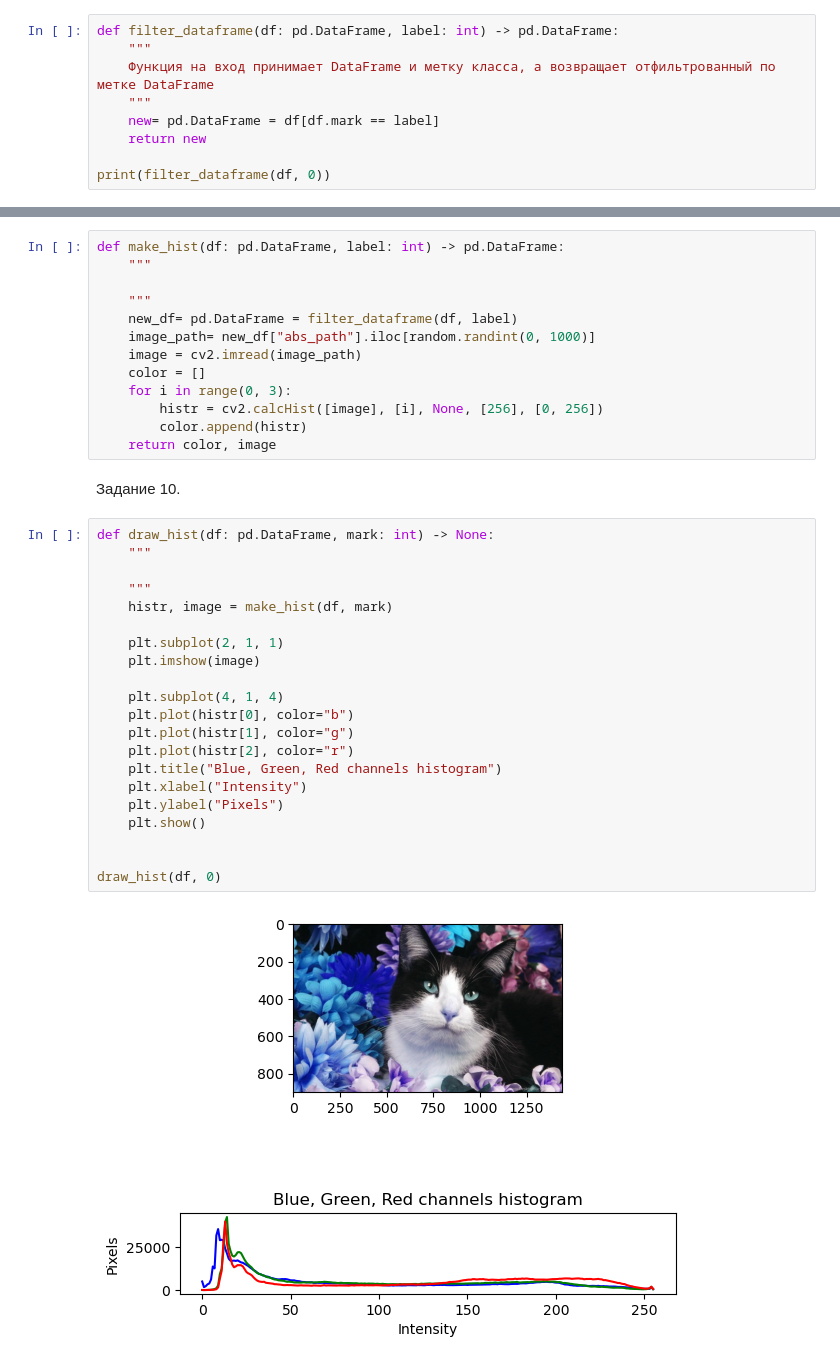
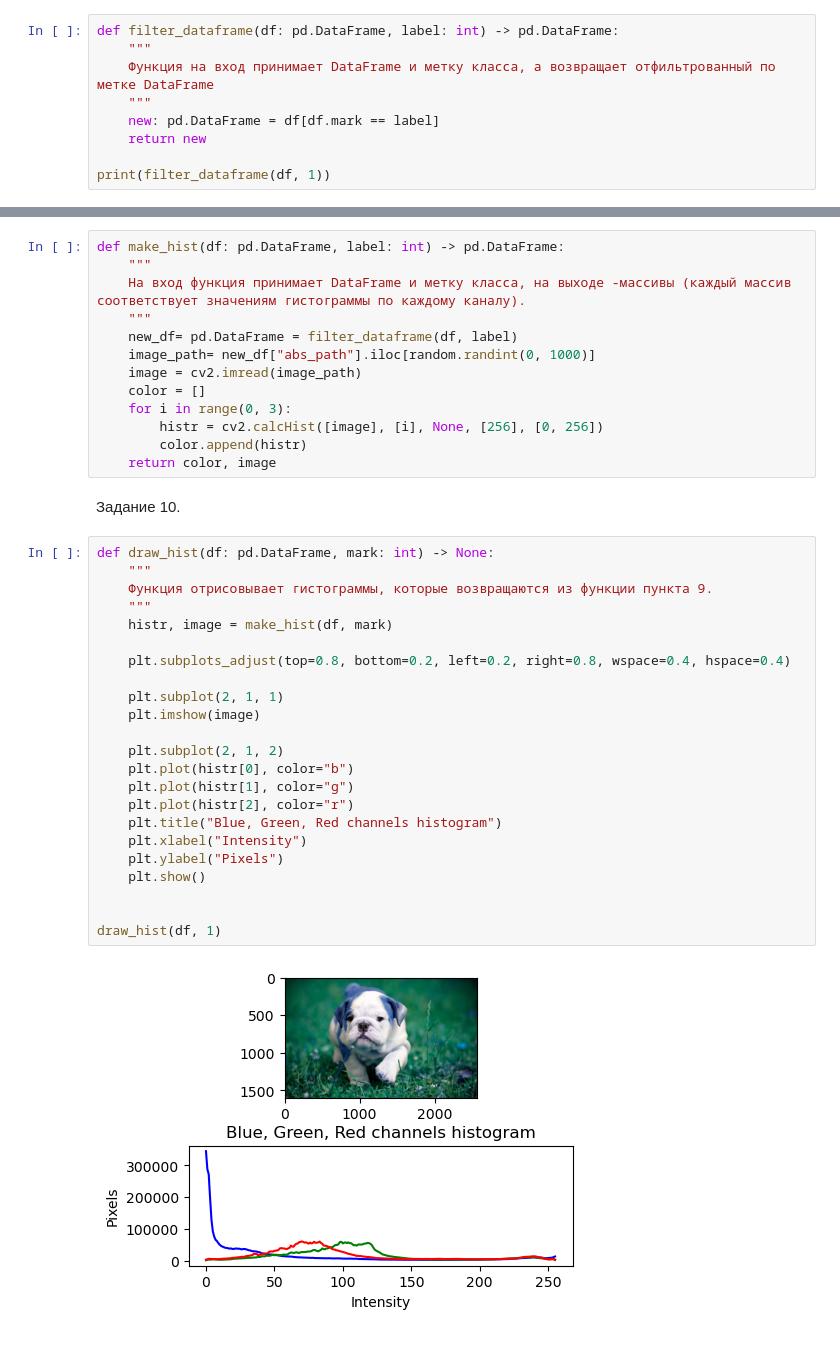
Before and after one commit to SanyaMar/PP-Laba-4, a Jupyter notebook: image.ipynb, the cells around one changed output, grey strips where cells are left out. Saved outputs shown, nothing was run; the diff lists cells and outputs as text.

```diff
--- a/image.ipynb
+++ b/image.ipynb
@@ -192,8 +218,8 @@ def filter_dataframe(df: pd.DataFrame, label: int) -> pd.DataFrame:
     """
     Функция на вход принимает DataFrame и метку класса, а возвращает отфильтрованный по метке DataFrame
     """
-    new= pd.DataFrame = df[df.mark == label]
+    new: pd.DataFrame = df[df.mark == label]
     return new
 
-print(filter_dataframe(df, 0))
+print(filter_dataframe(df, 1))
 # %% [output]
@@ -254,7 +280,7 @@ mark
 # %%
 def make_hist(df: pd.DataFrame, label: int) -> pd.DataFrame:
     """
-
+    На вход функция принимает DataFrame и метку класса, на выходе -массивы (каждый массив соответствует значениям гистограммы по каждому каналу).
     """
     new_df= pd.DataFrame = filter_dataframe(df, label)
     image_path= new_df["abs_path"].iloc[random.randint(0, 1000)]
@@ -269,23 +295,25 @@ def make_hist(df: pd.DataFrame, label: int) -> pd.DataFrame:
 # %%
 def draw_hist(df: pd.DataFrame, mark: int) -> None:
     """
-
+    Функция отрисовывает гистограммы, которые возвращаются из функции пункта 9.
     """
     histr, image = make_hist(df, mark)
+
+    plt.subplots_adjust(top=0.8, bottom=0.2, left=0.2, right=0.8, wspace=0.4, hspace=0.4)
 
     plt.subplot(2, 1, 1)
     plt.imshow(image)
 
-    plt.subplot(4, 1, 4)
+    plt.subplot(2, 1, 2)
     plt.plot(histr[0], color="b")
     plt.plot(histr[1], color="g")
     plt.plot(histr[2], color="r")
     plt.title("Blue, Green, Red сhannels histogram")
     plt.xlabel("Intensity")
     plt.ylabel("Pixels")
     plt.show()
 
 
-draw_hist(df, 0)
+draw_hist(df, 1)
 # %% [output]
-[figure, old version]
+[figure, new version]
```
Also changed, not shown: parts of 5 cells of this notebook.
